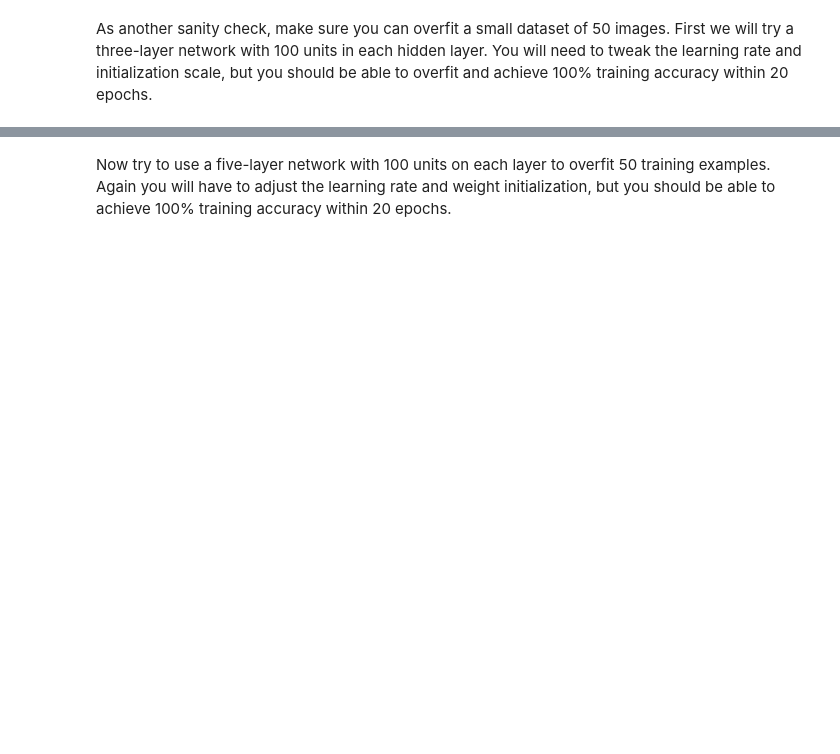
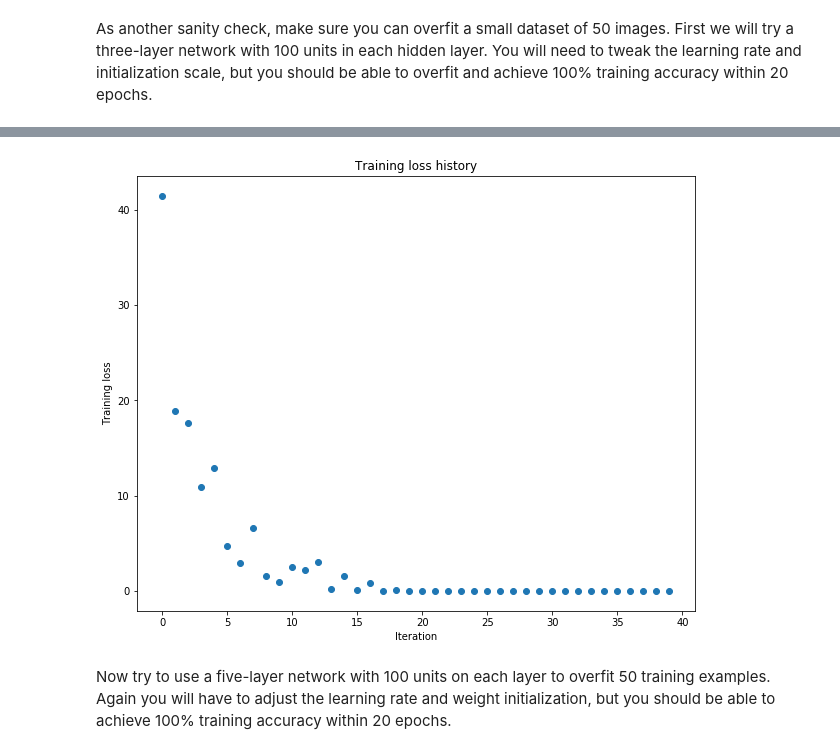
Before and after one commit to Raiszo/cs231n, a Jupyter notebook: assignment2/FullyConnectedNets.ipynb, the cells around one changed output, grey strips where cells are left out. Cells and saved outputs as stored; diff of their text form; code cells hidden in the pictures; blank space fills up the shorter version.

```diff
--- a/assignment2/FullyConnectedNets.ipynb
+++ b/assignment2/FullyConnectedNets.ipynb
@@ -421,8 +431,8 @@ small_data = {
   'y_val': data['y_val'],
 }
 
-weight_scale = 1e-2
-learning_rate = 1e-4
+weight_scale = 5e-2 # This is the only parameter I updated :v
+learning_rate = 1e-3
 model = FullyConnectedNet([100, 100],
               weight_scale=weight_scale, dtype=np.float64)
 solver = Solver(model, small_data,
@@ -439,3 +449,4 @@ plt.title('Training loss history')
 plt.xlabel('Iteration')
 plt.ylabel('Training loss')
 plt.show()
+# %% [output]
@@ -442,3 +470,4 @@ plt.show()
+[figure, added]
 # %% [markdown]
 Now try to use a five-layer network with 100 units on each layer to overfit 50 training examples. Again you will have to adjust the learning rate and weight initialization, but you should be able to achieve 100% training accuracy within 20 epochs.
 # %%
```
Also changed, not shown: parts of 9 cells of this notebook, 2 other files.
